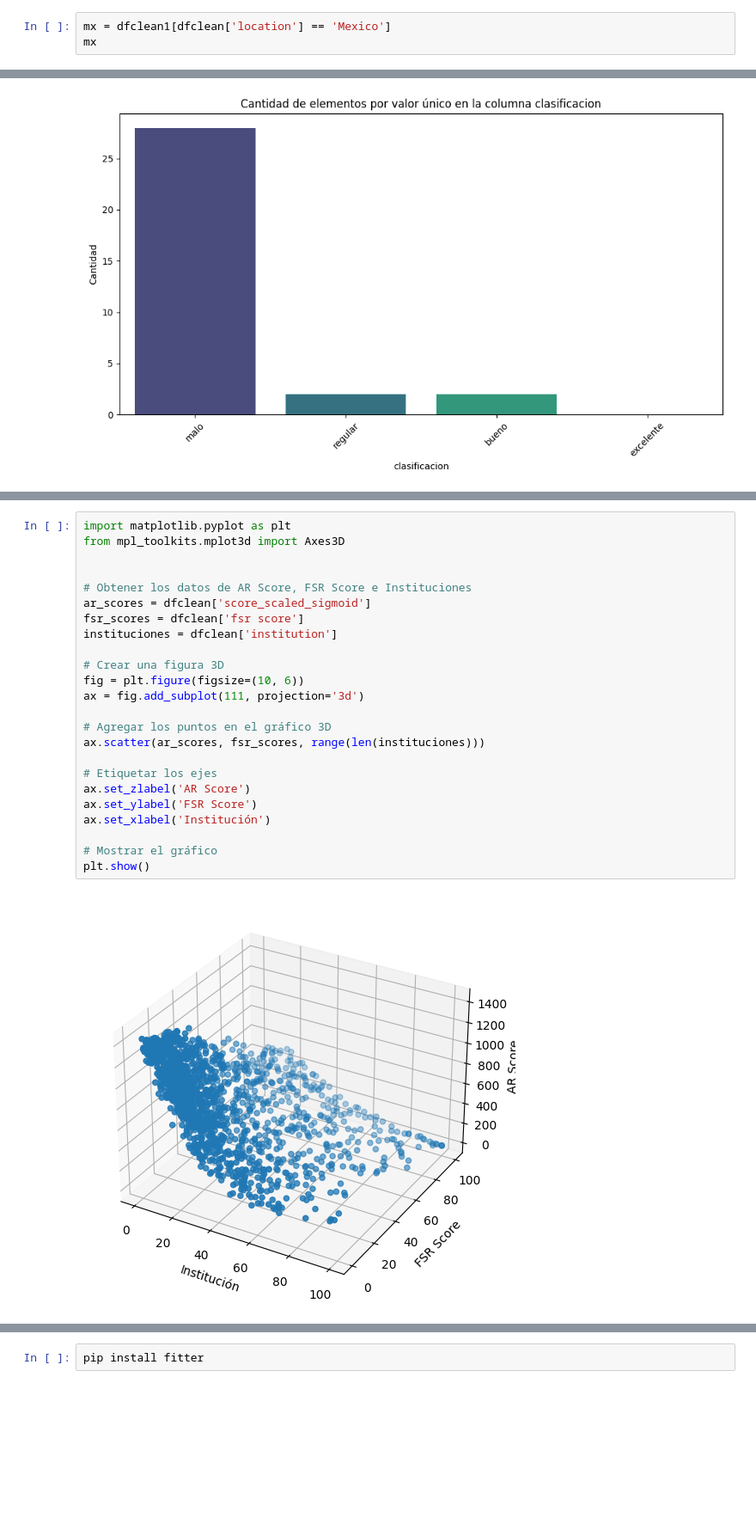
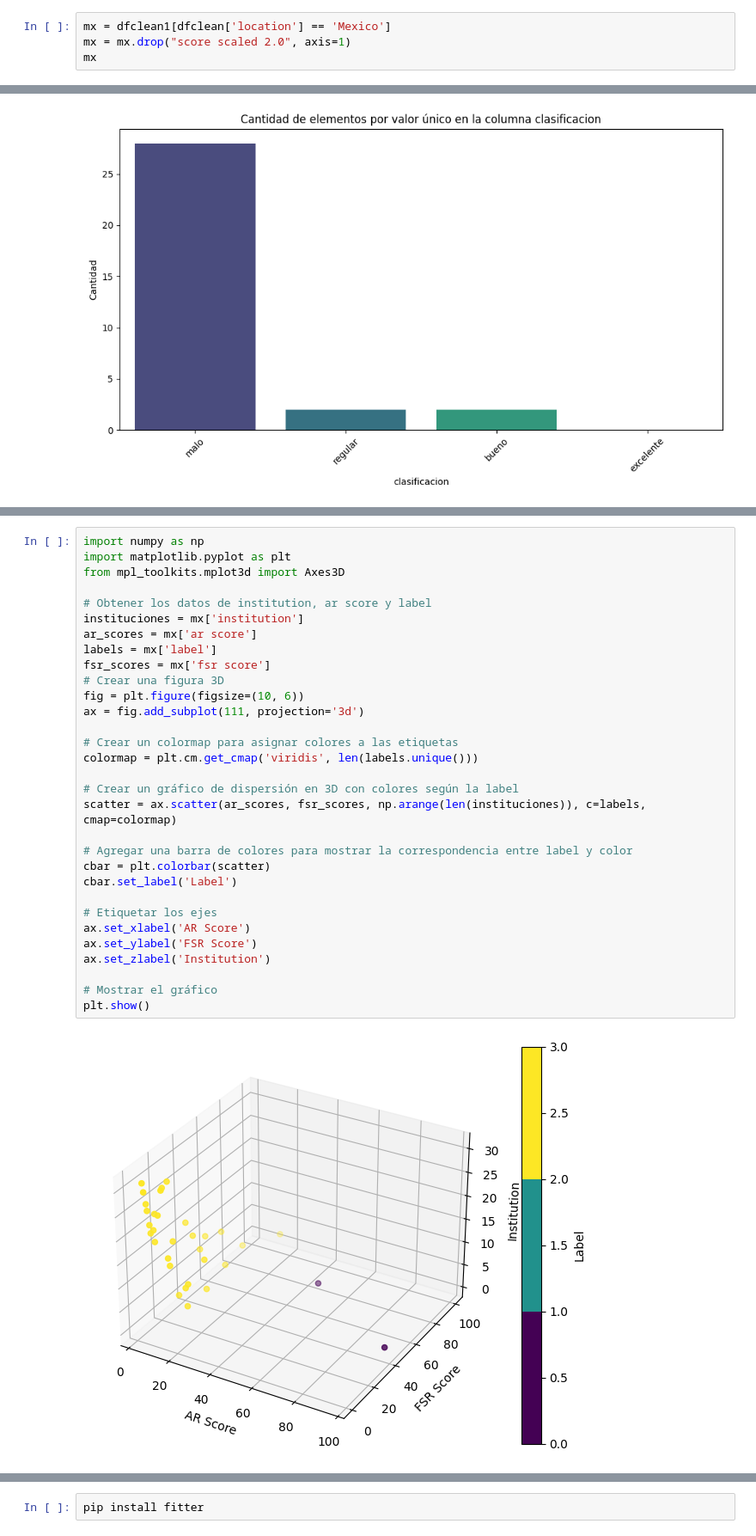
Before and after one commit to SekDak12/Proyecto-Ciencia, a Jupyter notebook: Proyecto.ipynb, the cells around one changed output, grey strips where cells are left out. Shown at 86% size. Saved outputs shown, nothing was run; the diff lists cells and outputs as text; blank space fills up the shorter version.

```diff
--- a/Proyecto.ipynb
+++ b/Proyecto.ipynb
@@ -413,6 +400,7 @@ Matriz de confusión:
 #Analisis Respecto a Mexico
 # %%
 mx = dfclean1[dfclean['location'] == 'Mexico']
+mx = mx.drop("score scaled 2.0", axis=1)
 mx
 # %% [output]
 |  | Rank | institution | location code | location | ar score | er score | fsr score | cpf score | ifr score | ... |
@@ -456,26 +497,33 @@ plt.show()
 # %%
+import numpy as np
 import matplotlib.pyplot as plt
 from mpl_toolkits.mplot3d import Axes3D
 
-
-# Obtener los datos de AR Score, FSR Score e Instituciones
-ar_scores = dfclean['score_scaled_sigmoid']
-fsr_scores = dfclean['fsr score']
-instituciones = dfclean['institution']
-
+# Obtener los datos de institution, ar score y label
+instituciones = mx['institution']
+ar_scores = mx['ar score']
+labels = mx['label']
+fsr_scores = mx['fsr score']
 # Crear una figura 3D
 fig = plt.figure(figsize=(10, 6))
 ax = fig.add_subplot(111, projection='3d')
 
-# Agregar los puntos en el gráfico 3D
-ax.scatter(ar_scores, fsr_scores, range(len(instituciones)))
+# Crear un colormap para asignar colores a las etiquetas
+colormap = plt.cm.get_cmap('viridis', len(labels.unique()))
+
+# Crear un gráfico de dispersión en 3D con colores según la label
+scatter = ax.scatter(ar_scores, fsr_scores, np.arange(len(instituciones)), c=labels, cmap=colormap)
+
+# Agregar una barra de colores para mostrar la correspondencia entre label y color
+cbar = plt.colorbar(scatter)
+cbar.set_label('Label')
 
 # Etiquetar los ejes
-ax.set_zlabel('AR Score')
+ax.set_xlabel('AR Score')
 ax.set_ylabel('FSR Score')
-ax.set_xlabel('Institución')
+ax.set_zlabel('Institution')
 
 # Mostrar el gráfico
 plt.show()
 # %% [output]
-[figure, old version]
+[figure, new version]
```
Also changed, not shown: parts of 17 cells of this notebook.
